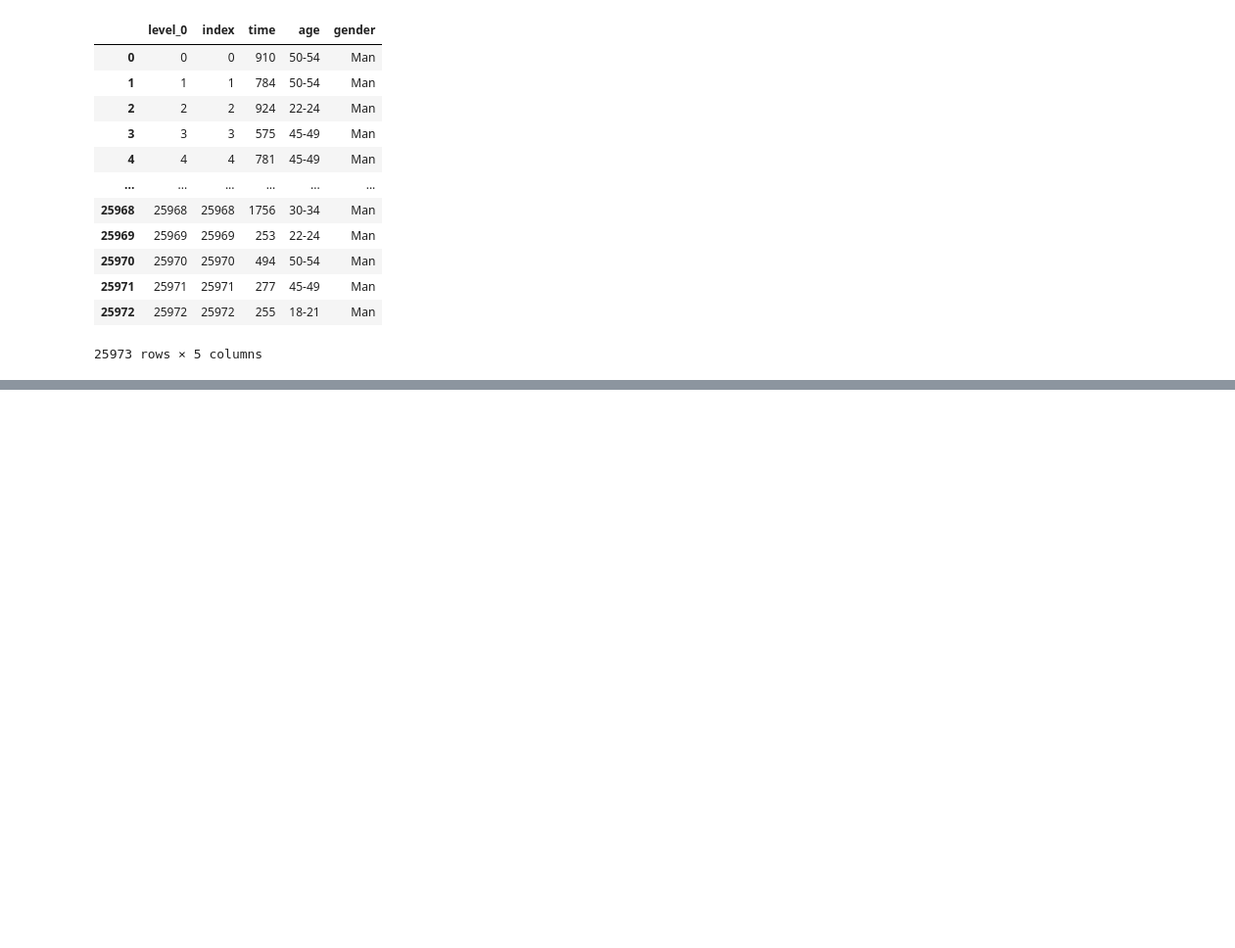
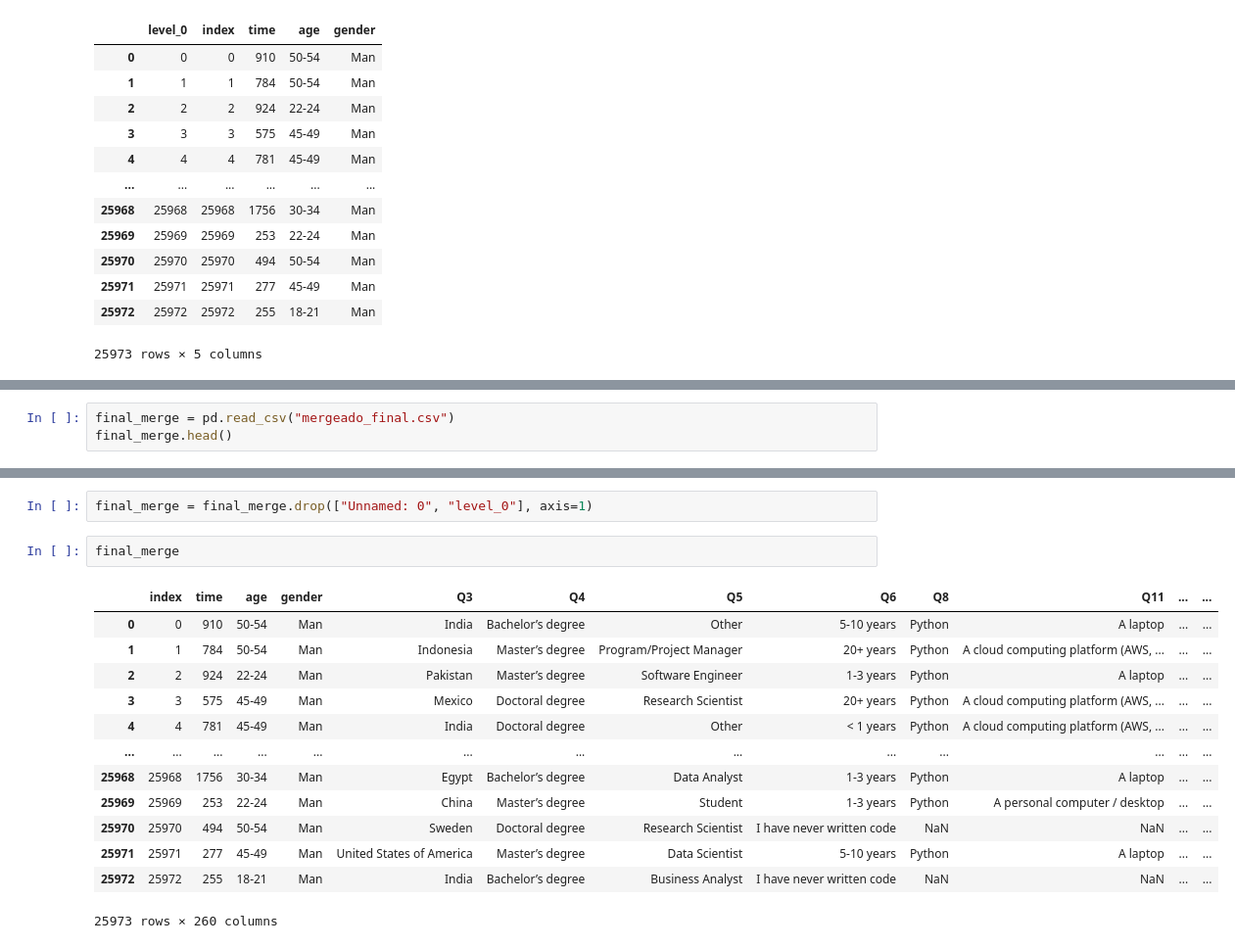
Before and after one commit to Adalab/project-DA-promo-B-modulo-2-team-1, a Jupyter notebook: pruebas.ipynb, the cells around one changed output, grey strips where cells are left out. Shown: that part at 98% size. Saved outputs shown, nothing was run; the diff lists cells and outputs as text; blank space fills up the shorter version.

Commit message:
merge de columnas

```diff
--- a/pruebas.ipynb
+++ b/pruebas.ipynb
@@ -70,0 +150,3 @@ xml
+# %%
+final_merge = pd.read_csv("mergeado_final.csv")
+final_merge.head()
@@ -70,0 +161,18 @@ xml
+# %%
+final_merge = final_merge.drop(["Unnamed: 0", "level_0"], axis=1)
+# %%
+final_merge
+# %% [output]
+|  | index | time | age | gender | Q3 | Q4 | Q5 | Q6 | Q8 | Q11 | ... | ... |
+| 0 | 0 | 910 | 50-54 | Man | India | Bachelor’s degree | Other | 5-10 years | Python | A laptop | ... | ... |
+| 1 | 1 | 784 | 50-54 | Man | Indonesia | Master’s degree | Program/Project Manager | 20+ years | Python | A cloud computing platform (AWS, ... | ... | ... |
+| 2 | 2 | 924 | 22-24 | Man | Pakistan | Master’s degree | Software Engineer | 1-3 years | Python | A laptop | ... | ... |
+| 3 | 3 | 575 | 45-49 | Man | Mexico | Doctoral degree | Research Scientist | 20+ years | Python | A cloud computing platform (AWS, ... | ... | ... |
+| 4 | 4 | 781 | 45-49 | Man | India | Doctoral degree | Other | < 1 years | Python | A cloud computing platform (AWS, ... | ... | ... |
+| ... | ... | ... | ... | ... | ... | ... | ... | ... | ... | ... | ... | ... |
+| 25968 | 25968 | 1756 | 30-34 | Man | Egypt | Bachelor’s degree | Data Analyst | 1-3 years | Python | A laptop | ... | ... |
+| 25969 | 25969 | 253 | 22-24 | Man | China | Master’s degree | Student | 1-3 years | Python | A personal computer / desktop | ... | ... |
+| 25970 | 25970 | 494 | 50-54 | Man | Sweden | Doctoral degree | Research Scientist | I have never written code | NaN | NaN | ... | ... |
+| 25971 | 25971 | 277 | 45-49 | Man | United States of America | Master’s degree | Data Scientist | 5-10 years | Python | A laptop | ... | ... |
+| 25972 | 25972 | 255 | 18-21 | Man | India | Bachelor’s degree | Business Analyst | I have never written code | NaN | NaN | ... | ... |
+25973 rows × 260 columns
```
Also changed, not shown: parts of 13 cells of this notebook, 1 other file.
